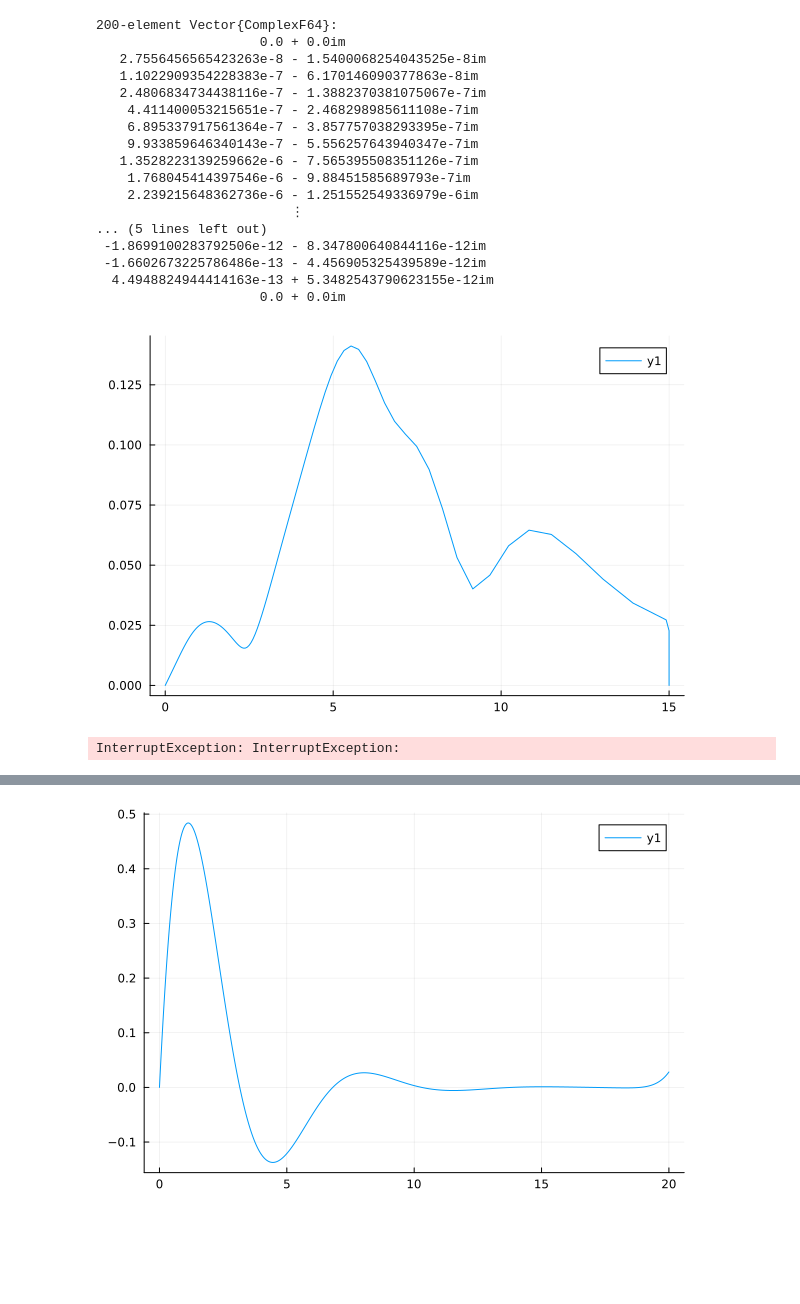
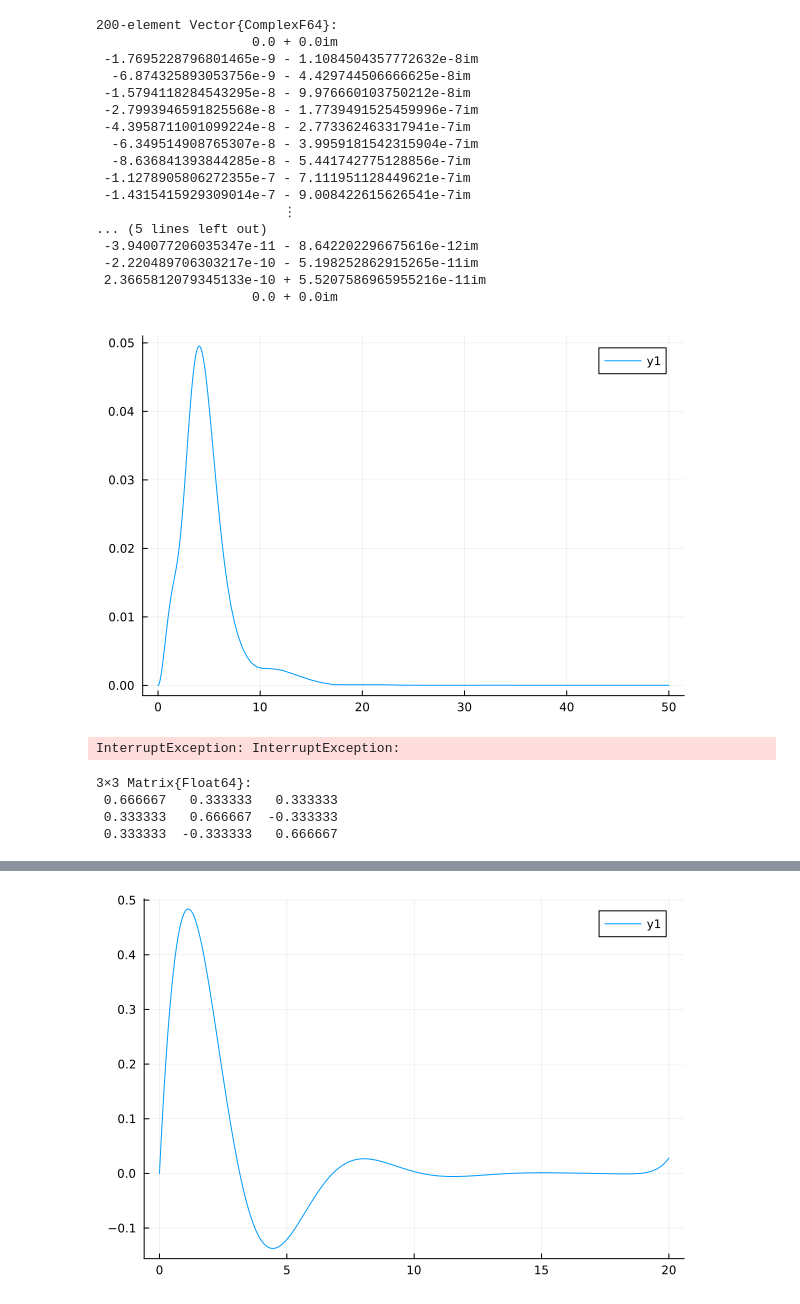
Before and after one commit to HaojieZhang917/compressible_bek, a Jupyter notebook: compress/BEK/Bode/CRD_STA_CACU.ipynb, the cells around one changed output, grey strips where cells are left out. Drawn from its saved outputs; the diff is of its cells as text; code cells hidden in the pictures; blank space fills up the shorter version.

```diff
--- a/compress/BEK/Bode/CRD_STA_CACU.ipynb
+++ b/compress/BEK/Bode/CRD_STA_CACU.ipynb
@@ -24,12 +24,12 @@ eigval
 # %%
 Tw = 1
-N_cheb = 199
+N_cheb = 149
 Mr = 0.3
 gamma = 1.4
 sigma = 0.72
-omega = 0
-R = 27.4
-c = 0.487
+omega = -0.048
+R = 26.2
+c = 0.4
 Ma = Mr/R
 u0,v0,w0,f,q,D,D2,x = baseflow_var(N_cheb,1,0)
 H,T = T_ca(Mr,f,q,w0,gamma,Tw)
@@ -37,9 +37,8 @@ F,G,H,T,rho,z = interp(u0,v0,H,T,x,N_cheb,"sim")
 lam = - (2/3) * T
 kappa = (1/sigma) * T
 num = 5
-be = 0.115
+be = 0.06125
 A0,A1,A2 = Spatial_mode_BEK(F,G,H,rho,lam,kappa,T,sigma,gamma,R,Ma,omega,be,N_cheb,1,0)
 nep = PEP([A0,A1,A2]);
 eigval,eigvec = iar(nep , σ = c , neigs = num ,maxit = 500,tol=1e-10)
 eigval = conj(eigval)
-eigval
@@ -55,26 +57,26 @@ rho_hat = [0;eigvec[3N_cheb-2:4N_cheb-4,1];0]
 T_hat = [0;eigvec[4N_cheb-3:5N_cheb-5,1];0]
 # %% [output]
 200-element Vector{ComplexF64}:
-                     0.0 + 0.0im
-   2.7556456565423263e-8 - 1.5400068254043525e-8im
-   1.1022909354228383e-7 - 6.170146090377863e-8im
-   2.4806834734438116e-7 - 1.3882370381075067e-7im
-    4.411400053215651e-7 - 2.468298985611108e-7im
-    6.895337917561364e-7 - 3.857757038293395e-7im
-    9.933859646340143e-7 - 5.556257643940347e-7im
-   1.3528223139259662e-6 - 7.565395508351126e-7im
-    1.768045414397546e-6 - 9.88451585689793e-7im
-    2.239215648362736e-6 - 1.251552549336979e-6im
-                         ⋮
+                    0.0 + 0.0im
+ -1.7695228796801465e-9 - 1.1084504357772632e-8im
+  -6.874325893053756e-9 - 4.429744506666625e-8im
+ -1.5794118284543295e-8 - 9.976660103750212e-8im
+ -2.7993946591825568e-8 - 1.7739491525459996e-7im
+ -4.3958711001099224e-8 - 2.773362463317941e-7im
+  -6.349514908765307e-8 - 3.9959181542315904e-7im
+  -8.636841393844285e-8 - 5.441742775128856e-7im
+ -1.1278905806272355e-7 - 7.111951128449621e-7im
+ -1.4315415929309014e-7 - 9.008422615626541e-7im
+                        ⋮
 ... (5 lines left out)
- -1.8699100283792506e-12 - 8.347800640844116e-12im
- -1.6602673225786486e-13 - 4.456905325439589e-12im
-  4.4948824944414163e-13 + 5.3482543790623155e-12im
-                     0.0 + 0.0im
+ -3.940077206035347e-11 - 8.642202296675616e-12im
+ -2.220489706303217e-10 - 5.198252862915265e-11im
+ 2.3665812079345133e-10 + 5.5207586965955216e-11im
+                    0.0 + 0.0im
 # %%
-plot(x,abs.(v_hat))
+plot(x,abs.(w_hat))
 # %% [output]
-[figure, old version]
+[figure, new version]
 # %%
 ##DIRECTLY CACULATE CUR
 ##initial
@@ -324 +596,12 @@ InterruptException: InterruptException:
+# %%
+B = [1 0 ; 0 1 ; 1 -1]
+C = [1 0 -1 ; 0 1 -1]
+A = [1 0 -1;0 1 -1;1 -1 0]
+D = C' * inv(C * C') * inv(B' * B) * B'
+A * D
+# %% [output]
+3×3 Matrix{Float64}:
+ 0.666667   0.333333   0.333333
+ 0.333333   0.666667  -0.333333
+ 0.333333  -0.333333   0.666667
 # %%
```
Also changed, not shown: parts of 8 cells of this notebook, 2 other files.
